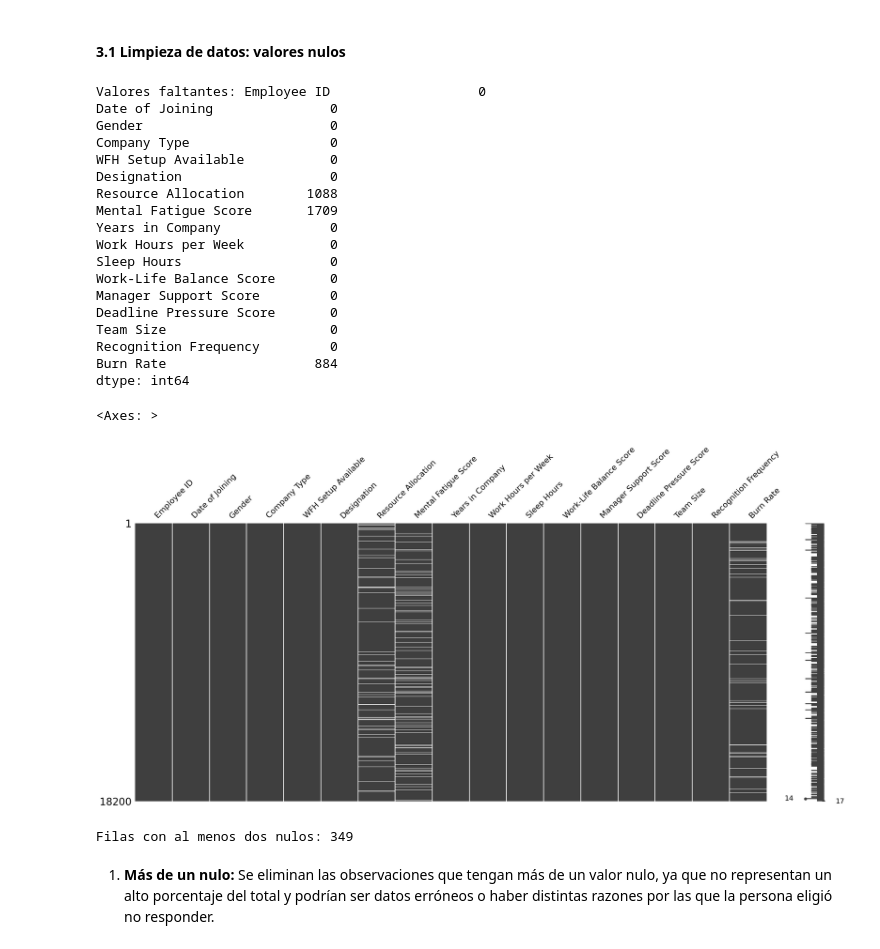
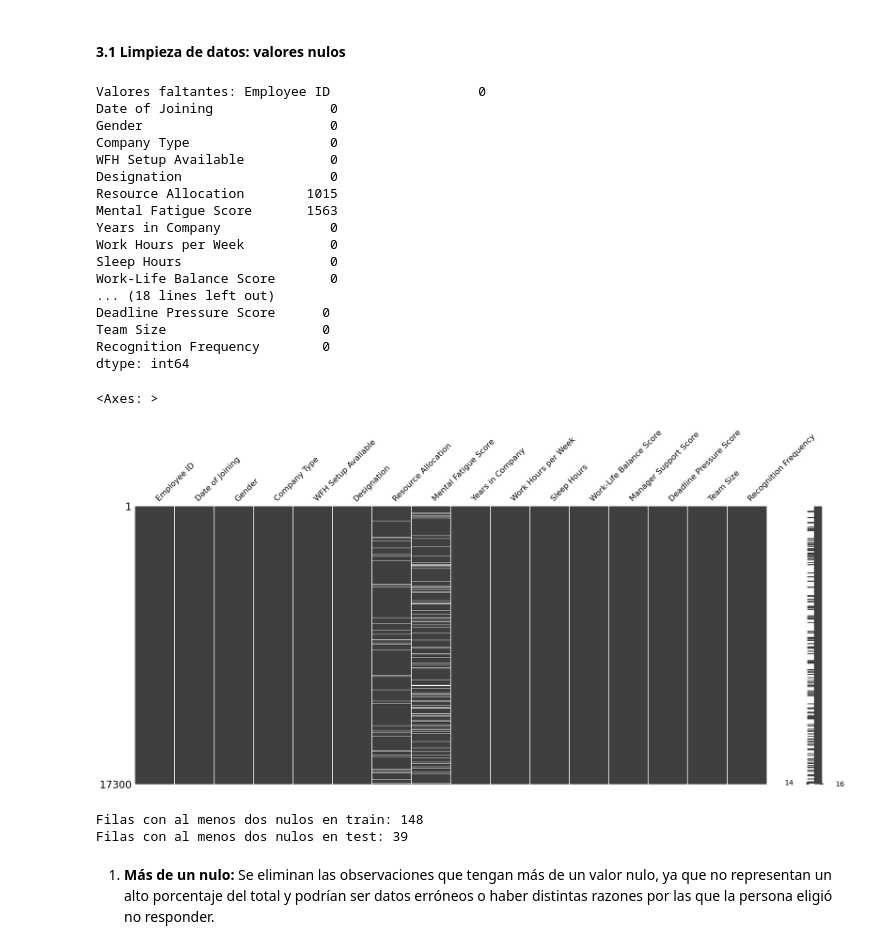
Before and after one commit to emiliano-ipa/CEIA-ML-TPFINAL, a Jupyter notebook: TP1.ipynb, the cells around one changed output. Saved outputs shown, nothing was run; the diff lists cells and outputs as text; code cells hidden in the pictures.

```diff
--- a/TP1.ipynb
+++ b/TP1.ipynb
@@ -124,0 +147,5 @@ Valores únicos en Recognition Frequency: [2 5 0 1 4 3]
+# %%
+# Eliminar nulos de burn rate
+df_csv = df_csv.dropna(subset=['Burn Rate'])
+# Verificar si hay valores nulos después de la eliminación
+print(f"Valores faltantes después de eliminar nulos: {df_csv.isnull().sum()}")
@@ -147,7 +186,8 @@ test_df["Burn Rate"] = y_test
 #### 3.1 Limpieza de datos: valores nulos
 # %%
 #### 2.1 Revisar datos faltantes y duplicados
-print(f"Valores faltantes: {train_df.isnull().sum()}")  # Calcular valores faltantes
+print(f"Valores faltantes: {X_train.isnull().sum()}")  # Calcular valores faltantes
+print(f"Valores faltantes: {X_test.isnull().sum()}")  # Calcular valores faltantes para el test set
 # %% [output]
 Valores faltantes: Employee ID                   0
 Date of Joining               0
@@ -155,30 +195,31 @@ Gender                        0
 Company Type                  0
 WFH Setup Available           0
 Designation                   0
-Resource Allocation        1088
-Mental Fatigue Score       1709
+Resource Allocation        1015
+Mental Fatigue Score       1563
 Years in Company              0
 Work Hours per Week           0
 Sleep Hours                   0
 Work-Life Balance Score       0
-Manager Support Score         0
-Deadline Pressure Score       0
-Team Size                     0
-Recognition Frequency         0
-Burn Rate                   884
+... (18 lines left out)
+Deadline Pressure Score      0
+Team Size                    0
+Recognition Frequency        0
 dtype: int64
 # %%
 # Visualización de valores faltantes
 import missingno as msno
-msno.matrix(train_df)
+msno.matrix(X_train)
 # %% [output]
 <Axes: >
-[figure, old version]
+[figure, new version]
 # %%
 # Ver cuántas filas tienen al menos dos nulos
-print("Filas con al menos dos nulos:", train_df.isna().sum(axis=1).gt(1).sum())
+print("Filas con al menos dos nulos en train:", X_train.isna().sum(axis=1).gt(1).sum())
+print("Filas con al menos dos nulos en test:", X_test.isna().sum(axis=1).gt(1).sum())
 # %% [output]
-Filas con al menos dos nulos: 349
+Filas con al menos dos nulos en train: 148
+Filas con al menos dos nulos en test: 39
 # %% [markdown]
 1. **Más de un nulo:** Se eliminan las observaciones que tengan más de un valor nulo, ya que no representan un alto porcentaje del total y podrían ser datos erróneos o haber distintas razones por las que la persona eligió no responder.
 # %%
```
Also changed, not shown: parts of 48 cells of this notebook.
